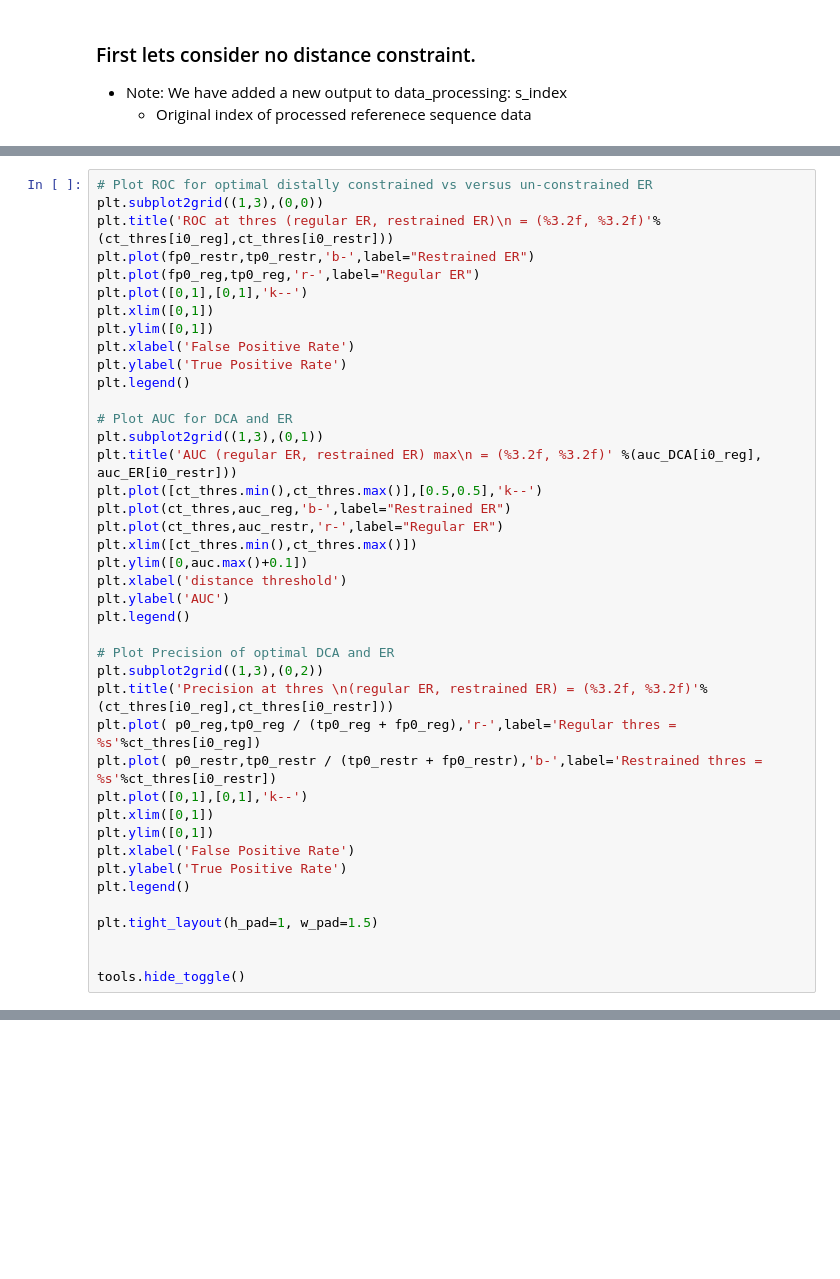
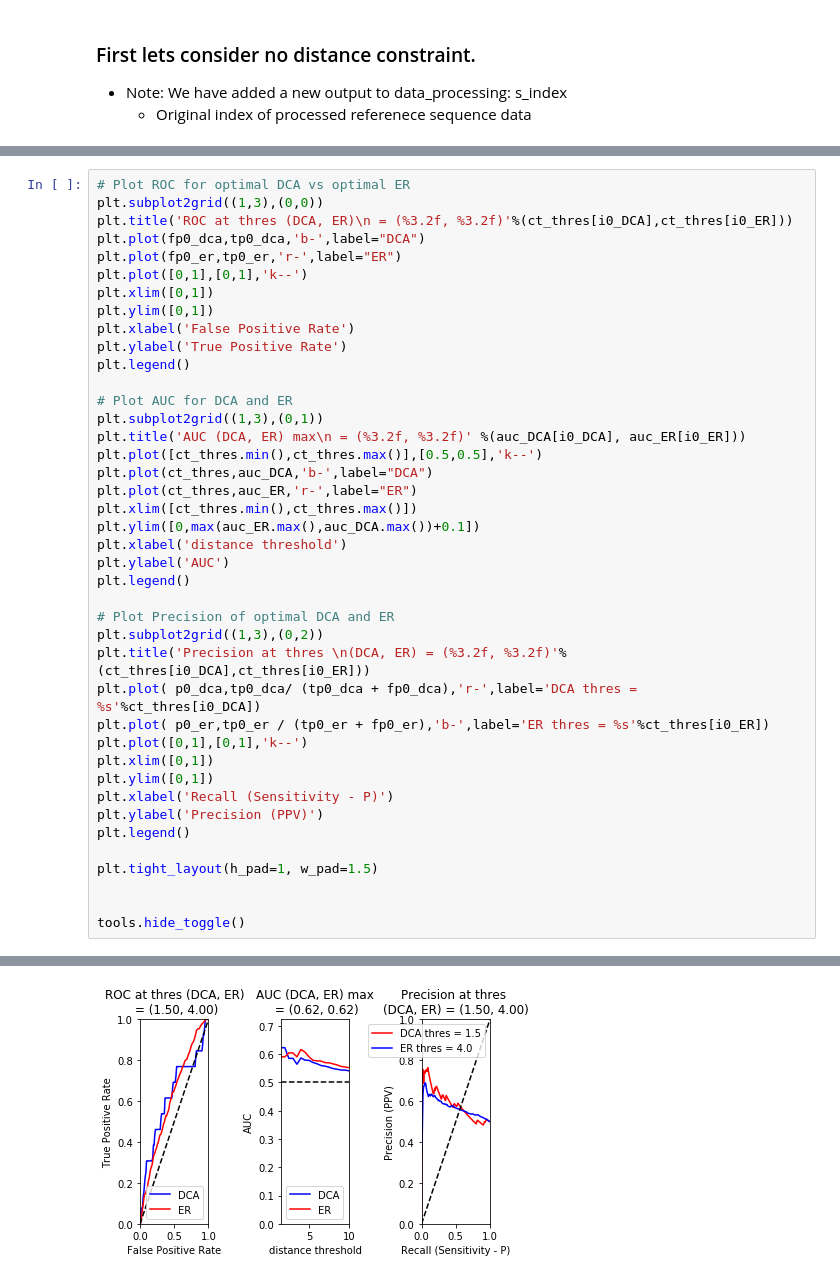
Before and after one commit to evancresswell/DCA_ER_old, a Jupyter notebook: ER_distance_constraint.ipynb, the cells around one changed output, grey strips where cells are left out. Drawn from its saved outputs; the diff is of its cells as text; blank space fills up the shorter version.

```diff
--- a/ER_distance_constraint.ipynb
+++ b/ER_distance_constraint.ipynb
@@ -349,9 +336,9 @@ tools.hide_toggle()
 # %%
-# Plot ROC for optimal distally constrained vs versus un-constrained ER
+# Plot ROC for optimal DCA vs optimal ER
 plt.subplot2grid((1,3),(0,0))
-plt.title('ROC at thres (regular ER, restrained ER)\n = (%3.2f, %3.2f)'%(ct_thres[i0_reg],ct_thres[i0_restr]))
-plt.plot(fp0_restr,tp0_restr,'b-',label="Restrained ER")
-plt.plot(fp0_reg,tp0_reg,'r-',label="Regular ER")
+plt.title('ROC at thres (DCA, ER)\n = (%3.2f, %3.2f)'%(ct_thres[i0_DCA],ct_thres[i0_ER]))
+plt.plot(fp0_dca,tp0_dca,'b-',label="DCA")
+plt.plot(fp0_er,tp0_er,'r-',label="ER")
 plt.plot([0,1],[0,1],'k--')
 plt.xlim([0,1])
 plt.ylim([0,1])
@@ -361,29 +348,30 @@ plt.legend()
 
 # Plot AUC for DCA and ER
 plt.subplot2grid((1,3),(0,1))
-plt.title('AUC (regular ER, restrained ER) max\n = (%3.2f, %3.2f)' %(auc_DCA[i0_reg], auc_ER[i0_restr]))
+plt.title('AUC (DCA, ER) max\n = (%3.2f, %3.2f)' %(auc_DCA[i0_DCA], auc_ER[i0_ER]))
 plt.plot([ct_thres.min(),ct_thres.max()],[0.5,0.5],'k--')
-plt.plot(ct_thres,auc_reg,'b-',label="Restrained ER")
-plt.plot(ct_thres,auc_restr,'r-',label="Regular ER")
+plt.plot(ct_thres,auc_DCA,'b-',label="DCA")
+plt.plot(ct_thres,auc_ER,'r-',label="ER")
 plt.xlim([ct_thres.min(),ct_thres.max()])
-plt.ylim([0,auc.max()+0.1])
+plt.ylim([0,max(auc_ER.max(),auc_DCA.max())+0.1])
 plt.xlabel('distance threshold')
 plt.ylabel('AUC')
 plt.legend()
 
 # Plot Precision of optimal DCA and ER
 plt.subplot2grid((1,3),(0,2))
-plt.title('Precision at thres \n(regular ER, restrained ER) = (%3.2f, %3.2f)'%(ct_thres[i0_reg],ct_thres[i0_restr]))
-plt.plot( p0_reg,tp0_reg / (tp0_reg + fp0_reg),'r-',label='Regular thres = %s'%ct_thres[i0_reg])
-plt.plot( p0_restr,tp0_restr / (tp0_restr + fp0_restr),'b-',label='Restrained thres = %s'%ct_thres[i0_restr])
+plt.title('Precision at thres \n(DCA, ER) = (%3.2f, %3.2f)'%(ct_thres[i0_DCA],ct_thres[i0_ER]))
+plt.plot( p0_dca,tp0_dca/ (tp0_dca + fp0_dca),'r-',label='DCA thres = %s'%ct_thres[i0_DCA])
+plt.plot( p0_er,tp0_er / (tp0_er + fp0_er),'b-',label='ER thres = %s'%ct_thres[i0_ER])
 plt.plot([0,1],[0,1],'k--')
 plt.xlim([0,1])
 plt.ylim([0,1])
-plt.xlabel('False Positive Rate')
-plt.ylabel('True Positive Rate')
+plt.xlabel('Recall (Sensitivity - P)')
+plt.ylabel('Precision (PPV)')
 plt.legend()
 
 plt.tight_layout(h_pad=1, w_pad=1.5)
 
 
 tools.hide_toggle()
+# %% [output]
@@ -389,0 +379 @@ tools.hide_toggle()
+[figure, added]
```
Also changed, not shown: parts of 15 cells of this notebook, 4 other files.
